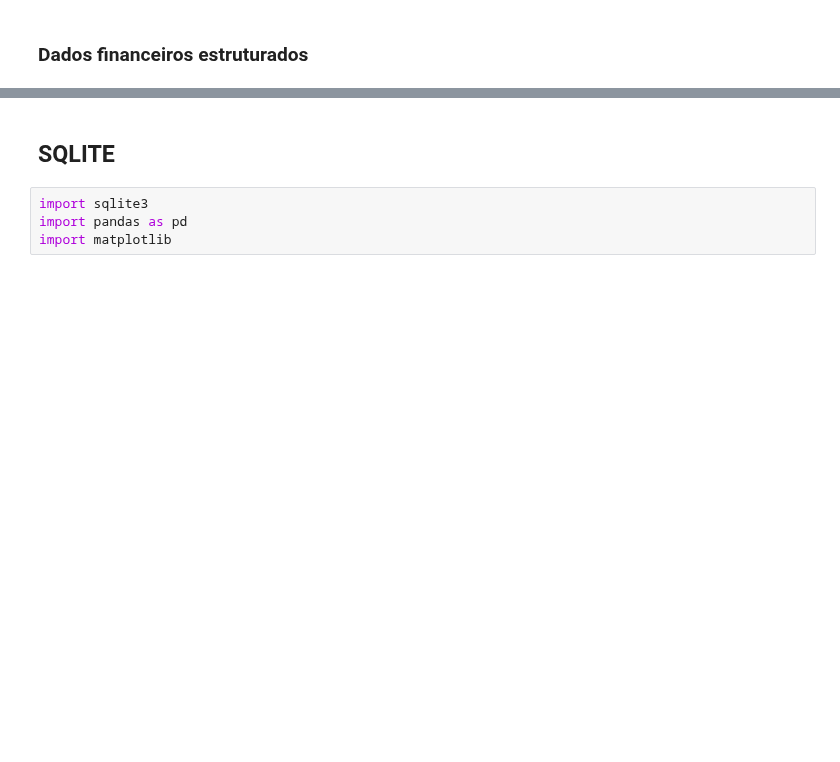
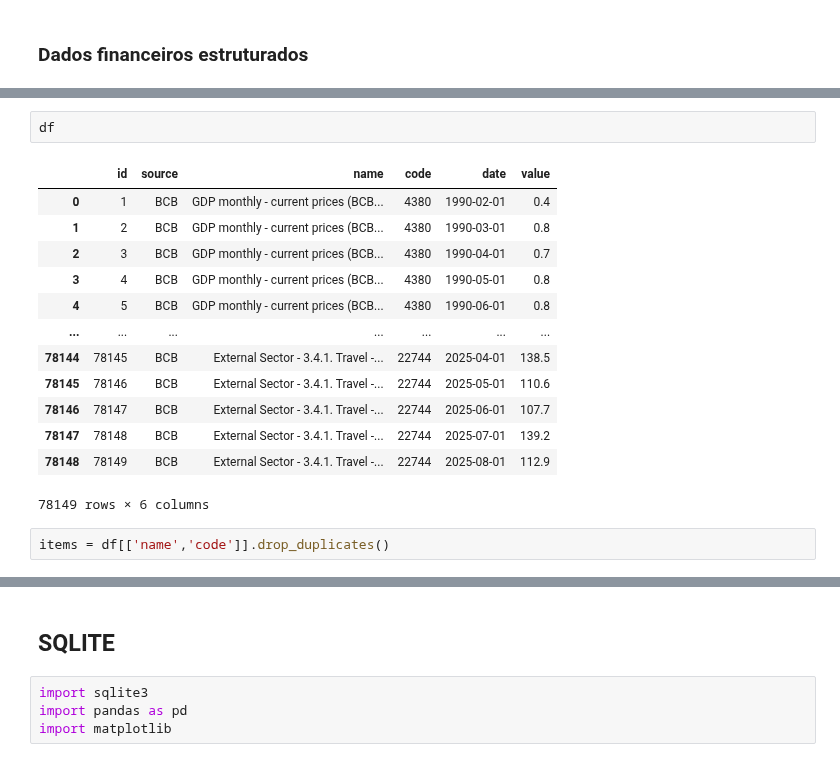
Before and after one commit to faustostangler/FLY, a Jupyter notebook: playgroung.ipynb, the cells around one changed output, grey strips where cells are left out. Saved outputs shown, nothing was run; the diff lists cells and outputs as text; blank space fills up the shorter version.

```diff
--- a/playgroung.ipynb
+++ b/playgroung.ipynb
@@ -206,0 +585,18 @@ tk.eps_revisions
+# %%
+df
+# %% [output]
+|  | id | source | name | code | date | value |
+| 0 | 1 | BCB | GDP monthly - current prices (BCB... | 4380 | 1990-02-01 | 0.4 |
+| 1 | 2 | BCB | GDP monthly - current prices (BCB... | 4380 | 1990-03-01 | 0.8 |
+| 2 | 3 | BCB | GDP monthly - current prices (BCB... | 4380 | 1990-04-01 | 0.7 |
+| 3 | 4 | BCB | GDP monthly - current prices (BCB... | 4380 | 1990-05-01 | 0.8 |
+| 4 | 5 | BCB | GDP monthly - current prices (BCB... | 4380 | 1990-06-01 | 0.8 |
+| ... | ... | ... | ... | ... | ... | ... |
+| 78144 | 78145 | BCB | External Sector - 3.4.1. Travel -... | 22744 | 2025-04-01 | 138.5 |
+| 78145 | 78146 | BCB | External Sector - 3.4.1. Travel -... | 22744 | 2025-05-01 | 110.6 |
+| 78146 | 78147 | BCB | External Sector - 3.4.1. Travel -... | 22744 | 2025-06-01 | 107.7 |
+| 78147 | 78148 | BCB | External Sector - 3.4.1. Travel -... | 22744 | 2025-07-01 | 139.2 |
+| 78148 | 78149 | BCB | External Sector - 3.4.1. Travel -... | 22744 | 2025-08-01 | 112.9 |
+78149 rows × 6 columns
+# %%
+items = df[['name','code']].drop_duplicates()
```
Also changed, not shown: parts of 42 cells of this notebook.
